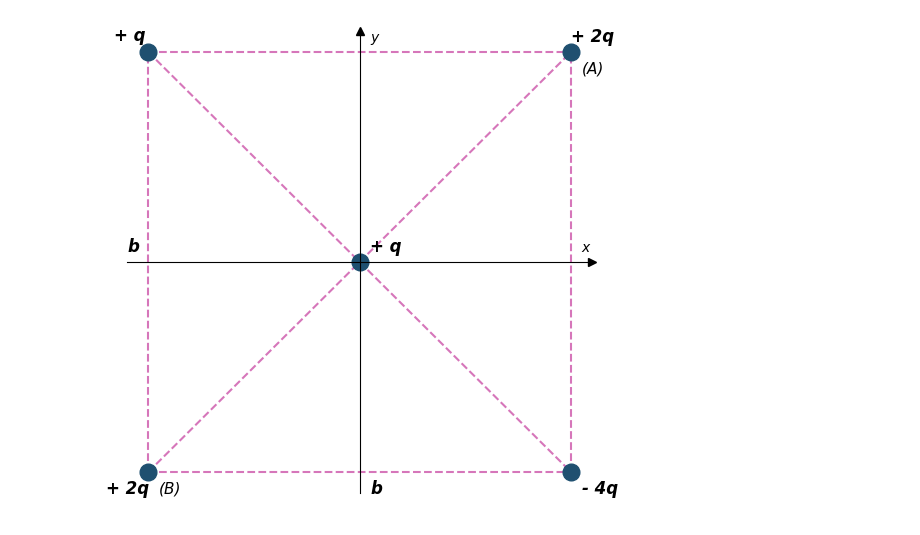
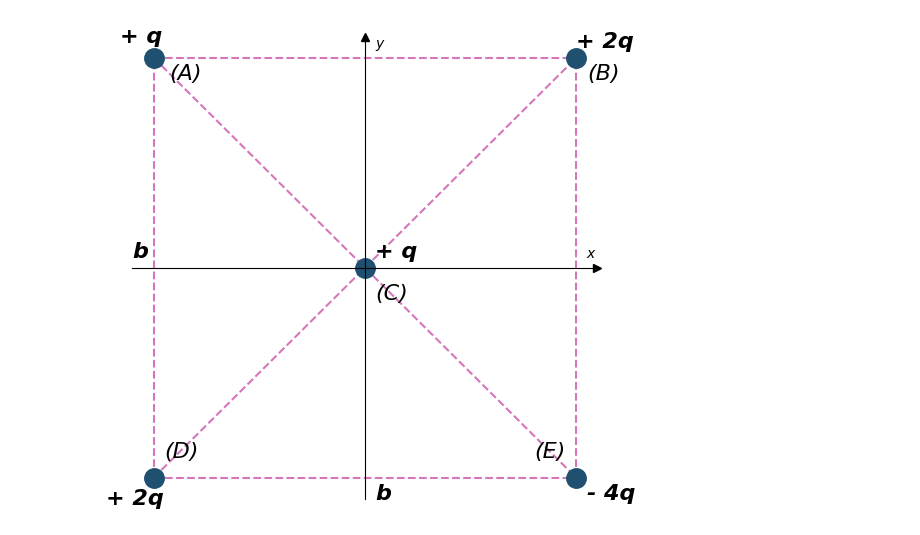
Before and after one commit to Juaan00/Laboratorios_mecanica_FEM, a Jupyter notebook: talleres_FEM/talleres.ipynb, the cells around one changed output. Saved outputs shown, nothing was run; the diff lists cells and outputs as text; code cells hidden in the pictures.

```diff
--- a/talleres_FEM/talleres.ipynb
+++ b/talleres_FEM/talleres.ipynb
@@ -10,36 +10,39 @@ x_4=np.linspace(5,1,5)
 # %%
 fig = plt.figure(figsize=(6,6))
 spec = fig.add_gridspec(ncols=1,nrows=1, figure=fig)
 ax1 = fig.add_subplot(spec[0,0])
 ax1.spines[['right', 'top']].set_visible(False)
 ax1.spines[["left", "bottom"]].set_position(("data", 3))
 ax1.plot(1, 3, ">k", transform=ax1.get_yaxis_transform(), clip_on=False)
 ax1.plot(3, 1, "^k", transform=ax1.get_xaxis_transform(), clip_on=False)
 ax1.plot(x_1,x_3,'--',color='#d676ba')
 ax1.plot(x_3,x_1,'--',color='#d676ba')
 ax1.plot(x_2,x_1,'--',color='#d676ba')
 ax1.plot(x_1,x_2,'--',color='#d676ba')
 ax1.plot(x_1,x_1,'--',color='#d676ba')
 ax1.plot(x_1,x_4,'--',color='#d676ba')
-ax1.plot(5,5, 'o', color='#1f5070',markersize=12)
-ax1.plot(1,1, 'o', color='#1f5070',markersize=12)
-ax1.plot(1,5, 'o', color='#1f5070',markersize=12)
-ax1.plot(5,1, 'o', color='#1f5070',markersize=12)
-ax1.plot(3,3, 'o', color='#1f5070',markersize=12)
-ax1.text(5,5.1,r'+ 2q',fontsize=12,style='italic',fontweight='bold')
-ax1.text(0.68,5.11,r'+ q',fontsize=12,style='italic',fontweight='bold')
-ax1.text(0.6,0.8,r'+ 2q',fontsize=12,style='italic',fontweight='bold')
-ax1.text(5.1,0.8,r'- 4q',fontsize=12,style='italic',fontweight='bold')
-ax1.text(3.1,3.1,r'+ q',fontsize=12,style='italic',fontweight='bold')
-ax1.text(0.8,3.1,r'b',fontsize=12,style='italic',fontweight='bold')
-ax1.text(3.1,0.8,r'b',fontsize=12,style='italic',fontweight='bold')
-ax1.text(5.1,4.8,'(A)',style='italic',fontsize=11)
-ax1.text(1.1,0.8,'(B)',style='italic',fontsize=11)
+ax1.plot(5,5, 'o', color='#1f5070',markersize=14)
+ax1.plot(1,1, 'o', color='#1f5070',markersize=14)
+ax1.plot(1,5, 'o', color='#1f5070',markersize=14)
+ax1.plot(5,1, 'o', color='#1f5070',markersize=14)
+ax1.plot(3,3, 'o', color='#1f5070',markersize=14)
+ax1.text(5,5.1,r'+ 2q',fontsize=16,style='italic',fontweight='bold')
+ax1.text(0.68,5.15,r'+ q',fontsize=16,style='italic',fontweight='bold')
+ax1.text(0.55,0.75,r'+ 2q',fontsize=16,style='italic',fontweight='bold')
+ax1.text(5.1,0.8,r'- 4q',fontsize=16,style='italic',fontweight='bold')
+ax1.text(3.1,3.1,r'+ q',fontsize=16,style='italic',fontweight='bold')
+ax1.text(0.8,3.1,r'b',fontsize=16,style='italic',fontweight='bold')
+ax1.text(3.1,0.8,r'b',fontsize=16,style='italic',fontweight='bold')
+ax1.text(1.15,4.8,'(A)',style='italic',fontsize=16)
+ax1.text(5.1,4.8,'(B)',style='italic',fontsize=16)
+ax1.text(3.1,2.7,'(C)',style='italic',fontsize=16)
+ax1.text(1.1,1.2,'(D)',style='italic',fontsize=16)
+ax1.text(4.6,1.2,'(E)',style='italic',fontsize=16)
 ax1.text(5.1,3.1,'x',style='italic')
 ax1.text(3.1,5.1,'y',style='italic')
 ax1.xaxis.set_major_locator(ticker.NullLocator())
 ax1.yaxis.set_major_locator(ticker.NullLocator())
 plt.savefig('Taller_FEM_fig_1', dpi = 300, bbox_inches = 'tight')
 fig.show()
 # %% [output]
-[figure, old version]
+[figure, new version]
```
Also changed, not shown: parts of 1 cell of this notebook, 5 other files.
